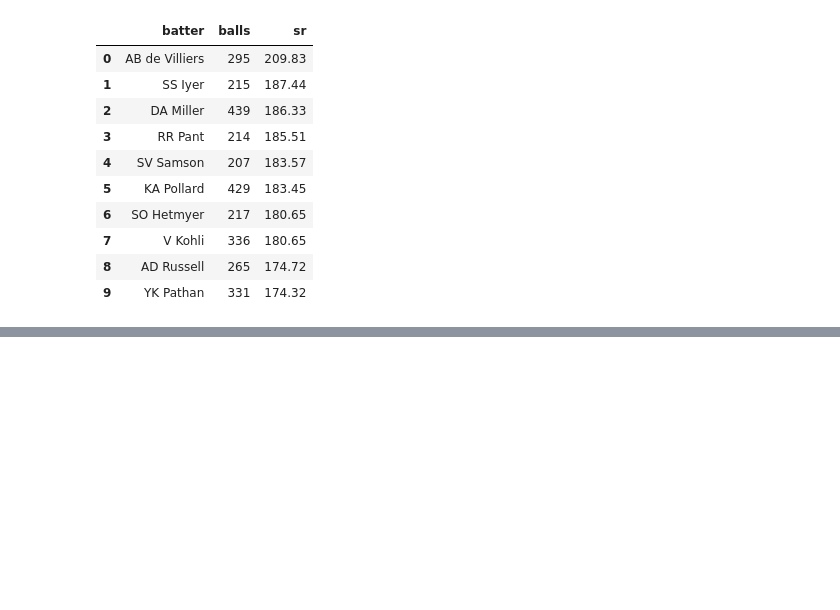
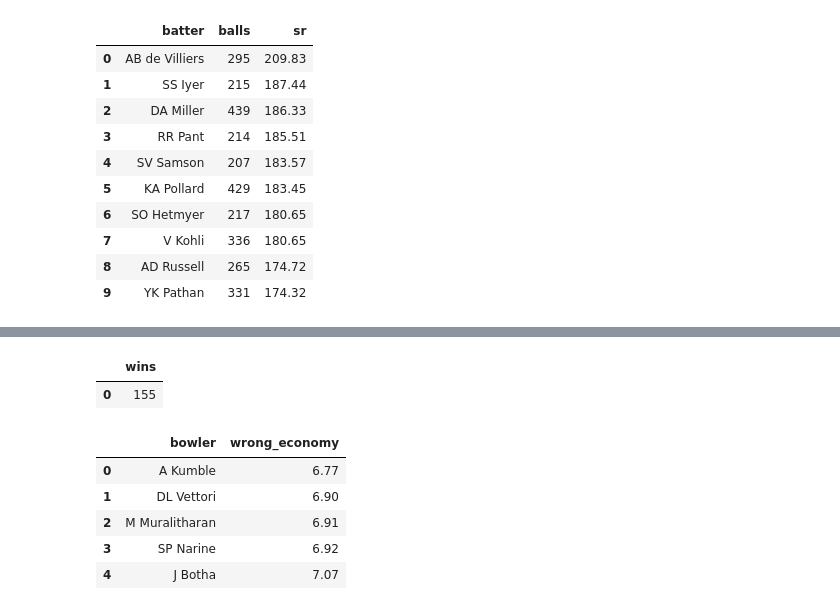
Before and after one commit to Muhammedishan-dot/Proj_3.1_IPL, a Jupyter notebook: notebook/data_analysis.ipynb, the cells around one changed output, grey strips where cells are left out. Drawn from its saved outputs; the diff is of its cells as text; code cells hidden in the pictures; blank space fills up the shorter version.

```diff
--- a/notebook/data_analysis.ipynb
+++ b/notebook/data_analysis.ipynb
@@ -1217,0 +1218,19 @@ select*from v_ball
+# %%
+q("""
+SELECT COUNT(*) AS wins
+from matches_clean
+WHERE match_winner = 'Mumbai Indians'""")
+# %% [output]
+|  | wins |
+| 0 | 155 |
+# %%
+q("""
+SELECT bowler, ROUND(6.0*SUM(total_runs)/SUM(is_legal),2) AS wrong_economy FROM v_ball GROUP BY bowler HAVING SUM(is_legal) >= 500 ORDER BY wrong_economy ASC LIMIT 5;
+""")
+# %% [output]
+|  | bowler | wrong_economy |
+| 0 | A Kumble | 6.77 |
+| 1 | DL Vettori | 6.90 |
+| 2 | M Muralitharan | 6.91 |
+| 3 | SP Narine | 6.92 |
+| 4 | J Botha | 7.07 |
```
Also changed, not shown: parts of 1 cell of this notebook, 4 other files.
